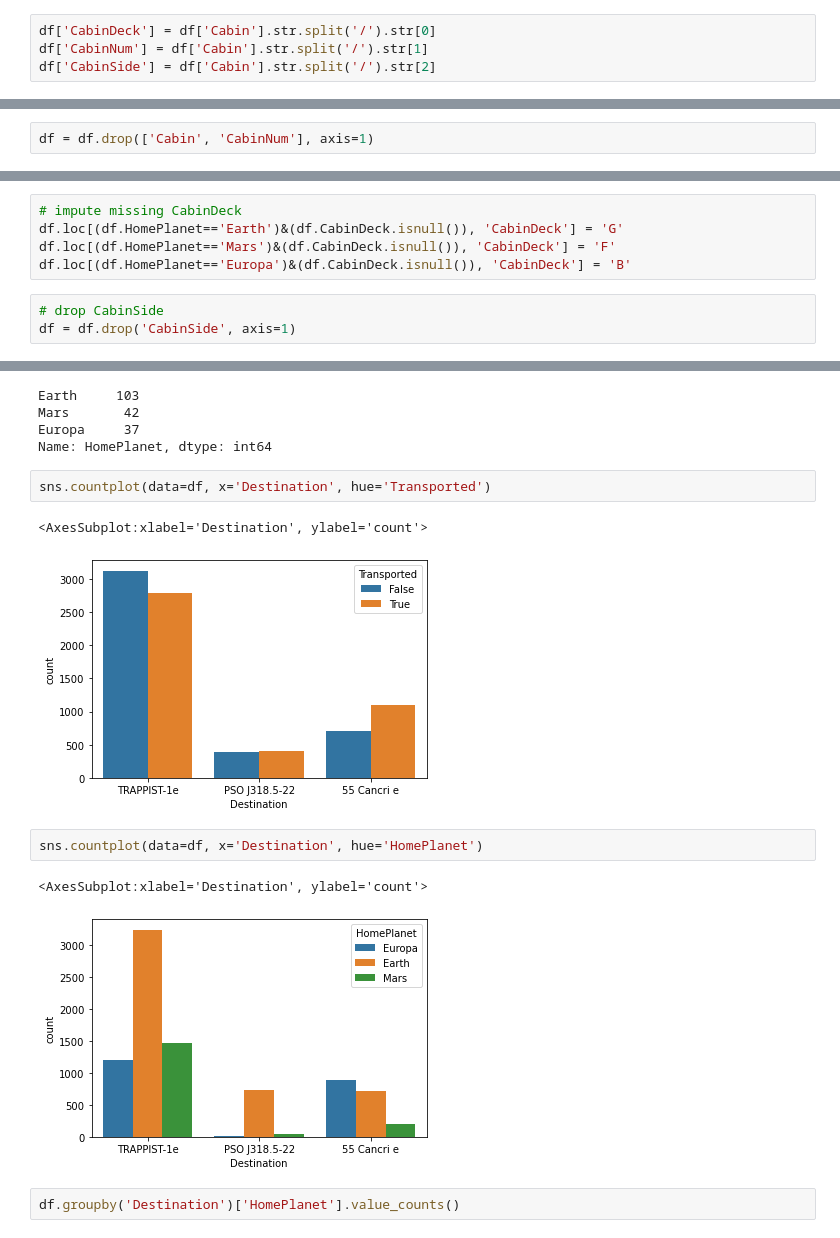
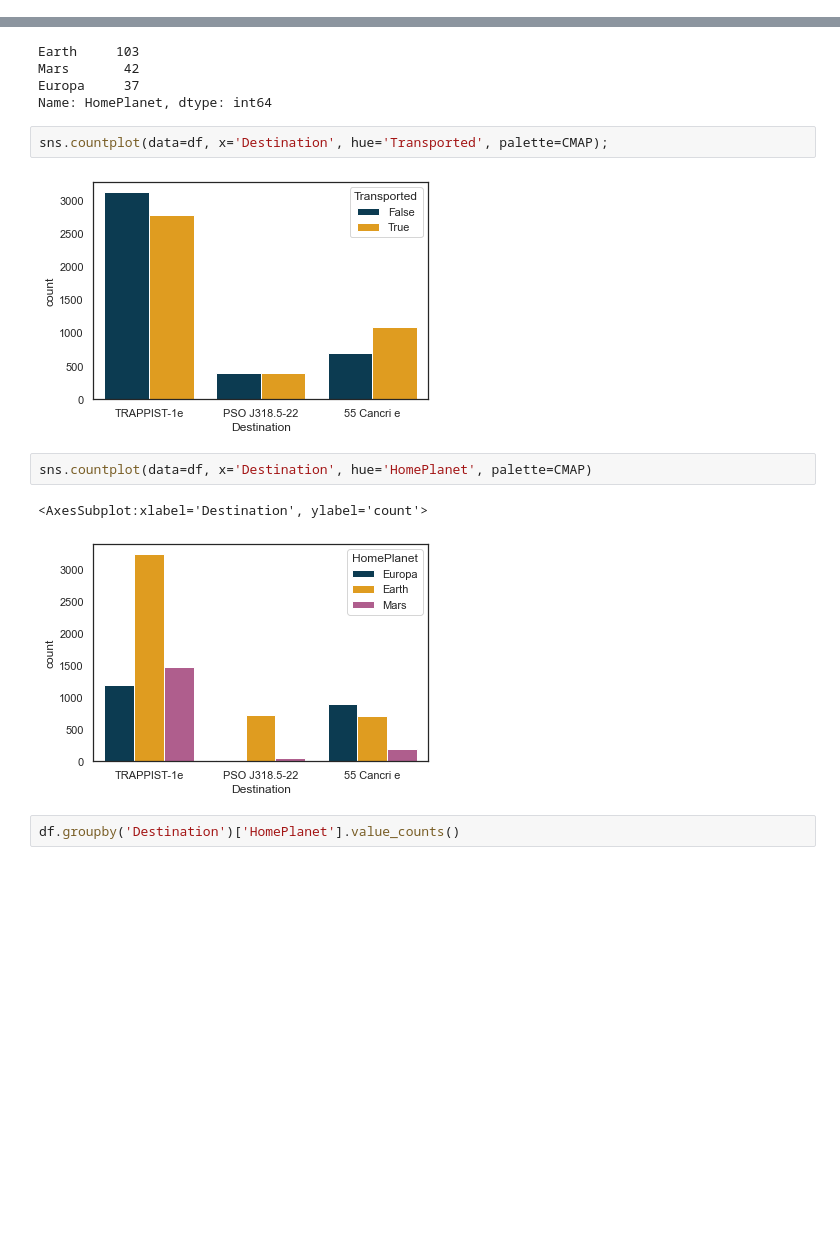
Before and after one commit to edwstanzah/spaceship-titanic, a Jupyter notebook: notebooks/EDA.ipynb, the cells around one changed output, grey strips where cells are left out. Drawn from its saved outputs; the diff is of its cells as text; blank space fills up the shorter version.

```diff
--- a/notebooks/EDA.ipynb
+++ b/notebooks/EDA.ipynb
@@ -428,4 +423,0 @@ The Cabin column has a Deck/Num/Side formatting to it. Directly using this as a
-# %%
-df['CabinDeck'] = df['Cabin'].str.split('/').str[0]
-df['CabinNum'] = df['Cabin'].str.split('/').str[1]
-df['CabinSide'] = df['Cabin'].str.split('/').str[2]
@@ -446,2 +423,0 @@ CabinDeck and CabinSide might be usefull as features. We will drop Cabin and Cab
-# %%
-df = df.drop(['Cabin', 'CabinNum'], axis=1)
@@ -540,8 +423,0 @@ Here's my imputing conditions:
-# %%
-# impute missing CabinDeck
-df.loc[(df.HomePlanet=='Earth')&(df.CabinDeck.isnull()), 'CabinDeck'] = 'G'
-df.loc[(df.HomePlanet=='Mars')&(df.CabinDeck.isnull()), 'CabinDeck'] = 'F'
-df.loc[(df.HomePlanet=='Europa')&(df.CabinDeck.isnull()), 'CabinDeck'] = 'B'
-# %%
-# drop CabinSide
-df = df.drop('CabinSide', axis=1)
@@ -610,15 +448,14 @@ Mars       42
 Europa     37
 Name: HomePlanet, dtype: int64
 # %%
-sns.countplot(data=df, x='Destination', hue='Transported')
+sns.countplot(data=df, x='Destination', hue='Transported', palette=CMAP);
 # %% [output]
-<AxesSubplot:xlabel='Destination', ylabel='count'>
-[figure, old version]
+[figure, new version]
 # %%
-sns.countplot(data=df, x='Destination', hue='HomePlanet')
+sns.countplot(data=df, x='Destination', hue='HomePlanet', palette=CMAP)
 # %% [output]
 <AxesSubplot:xlabel='Destination', ylabel='count'>
-[figure, old version]
+[figure, new version]
 # %%
 df.groupby('Destination')['HomePlanet'].value_counts()
 # %% [output]
```
Also changed, not shown: parts of 88 cells of this notebook, 10 other files.
